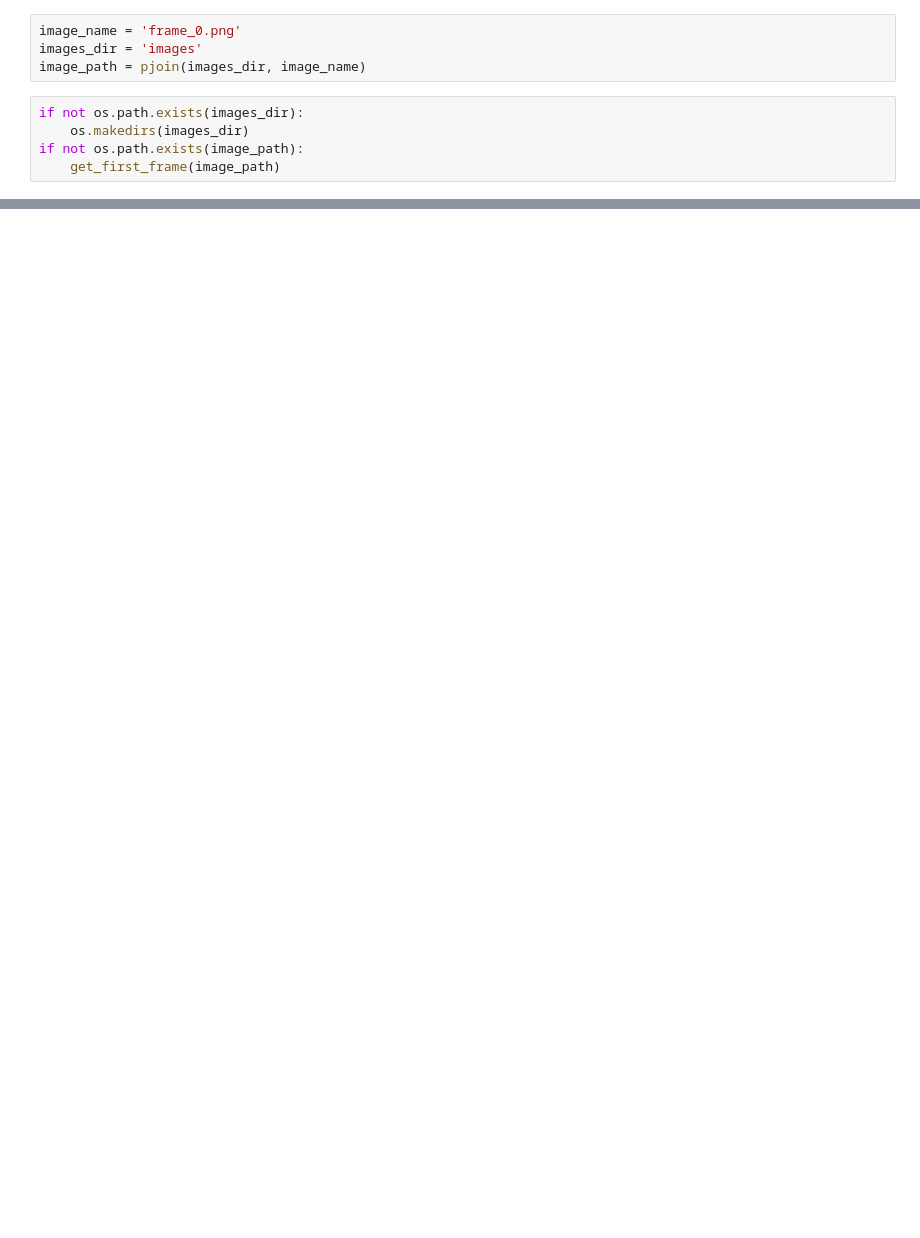
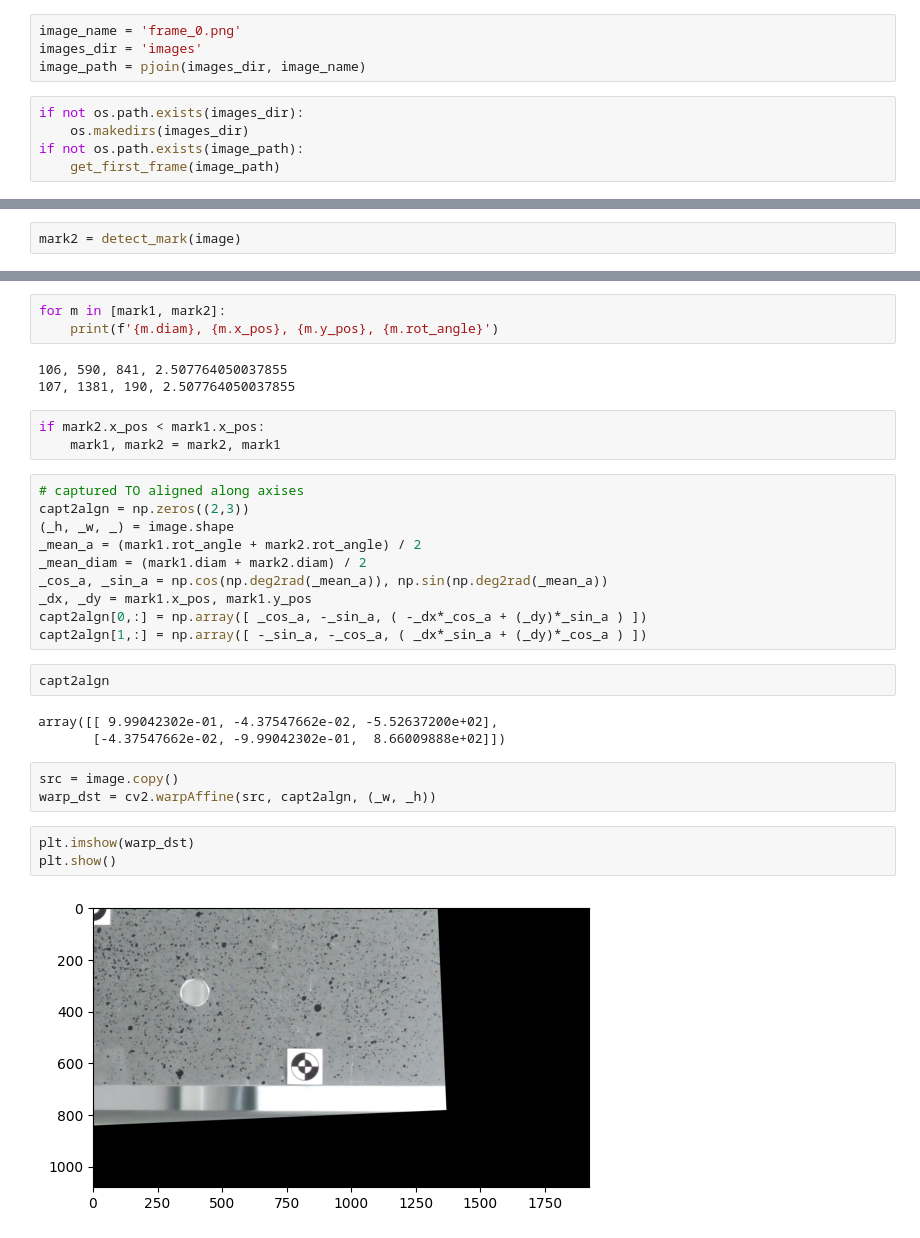
Before and after one commit to ravilkooo/ContactlessPlaneTesting, a Jupyter notebook: ravil/manual_mark_detection.ipynb, the cells around one changed output, grey strips where cells are left out. Saved outputs shown, nothing was run; the diff lists cells and outputs as text; blank space fills up the shorter version.

Commit message:
first frame affine matrixes

```diff
--- a/ravil/manual_mark_detection.ipynb
+++ b/ravil/manual_mark_detection.ipynb
@@ -381,0 +319,2 @@ plt.show()
+# %%
+mark2 = detect_mark(image)
@@ -381,0 +326,32 @@ plt.show()
+# %%
+for m in [mark1, mark2]:
+    print(f'{m.diam}, {m.x_pos}, {m.y_pos}, {m.rot_angle}')
+# %% [output]
+106, 590, 841, 2.507764050037855
+107, 1381, 190, 2.507764050037855
+# %%
+if mark2.x_pos < mark1.x_pos:
+    mark1, mark2 = mark2, mark1
+# %%
+# captured TO aligned along axises
+capt2algn = np.zeros((2,3))
+(_h, _w, _) = image.shape
+_mean_a = (mark1.rot_angle + mark2.rot_angle) / 2
+_mean_diam = (mark1.diam + mark2.diam) / 2
+_cos_a, _sin_a = np.cos(np.deg2rad(_mean_a)), np.sin(np.deg2rad(_mean_a))
+_dx, _dy = mark1.x_pos, mark1.y_pos
+capt2algn[0,:] = np.array([ _cos_a, -_sin_a, ( -_dx*_cos_a + (_dy)*_sin_a ) ])
+capt2algn[1,:] = np.array([ -_sin_a, -_cos_a, ( _dx*_sin_a + (_dy)*_cos_a ) ])
+# %%
+capt2algn
+# %% [output]
+array([[ 9.99042302e-01, -4.37547662e-02, -5.52637200e+02],
+       [-4.37547662e-02, -9.99042302e-01,  8.66009888e+02]])
+# %%
+src = image.copy()
+warp_dst = cv2.warpAffine(src, capt2algn, (_w, _h))
+# %%
+plt.imshow(warp_dst)
+plt.show()
+# %% [output]
+[figure, added]
```
Also changed, not shown: parts of 54 cells of this notebook.
